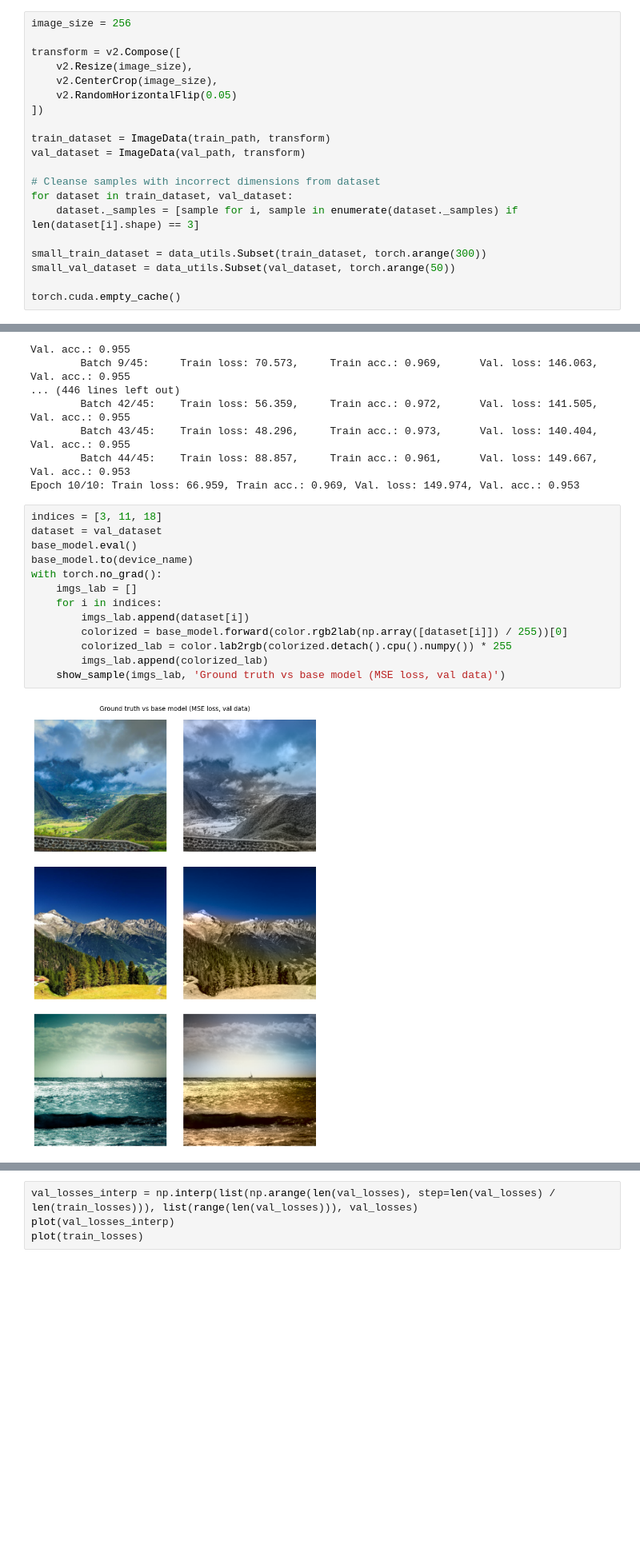
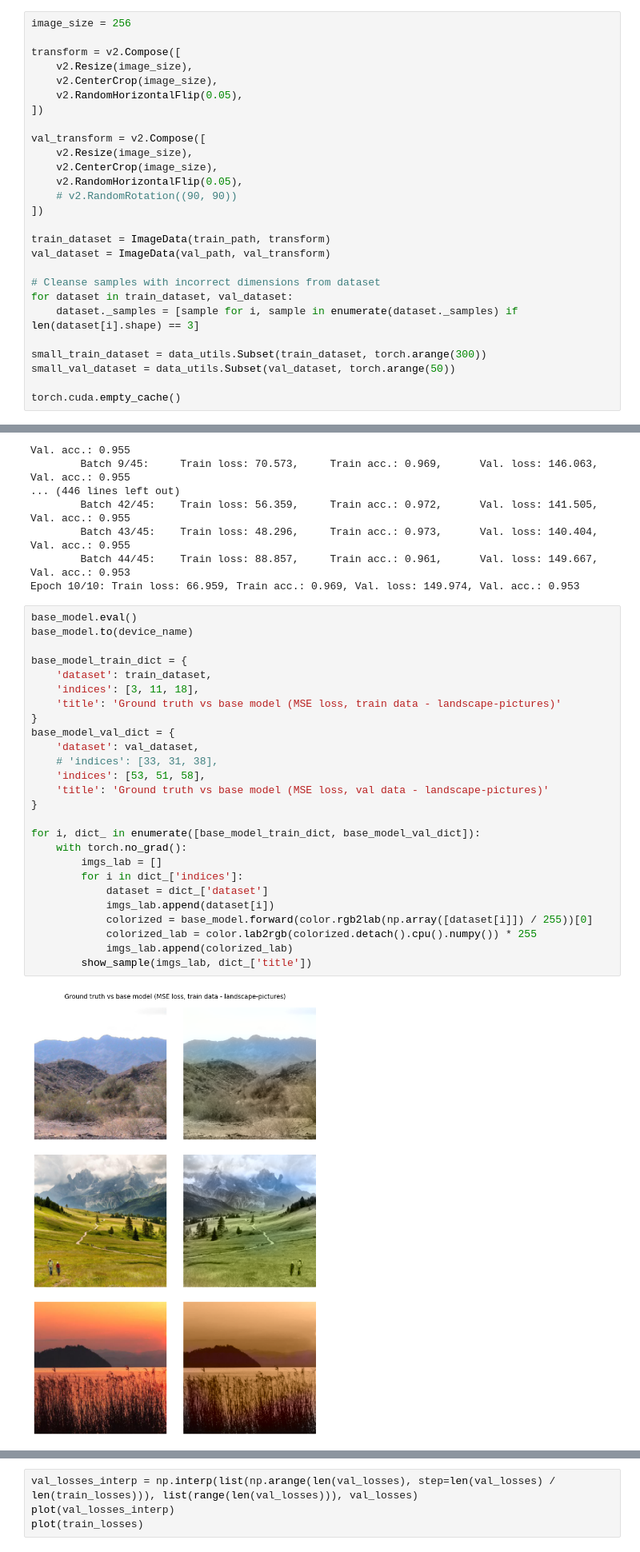
Before and after one commit to antonjolsson/image-colorization, a Jupyter notebook: image-colorization.ipynb, the cells around one changed output, grey strips where cells are left out. Shown at 80% size. Drawn from its saved outputs; the diff is of its cells as text; blank space fills up the shorter version.

Commit message:
plot train + val

```diff
--- a/image-colorization.ipynb
+++ b/image-colorization.ipynb
@@ -120,11 +120,18 @@ image_size = 256
 transform = v2.Compose([
     v2.Resize(image_size),
     v2.CenterCrop(image_size),
-    v2.RandomHorizontalFlip(0.05)
+    v2.RandomHorizontalFlip(0.05),
+])
+
+val_transform = v2.Compose([
+    v2.Resize(image_size),
+    v2.CenterCrop(image_size),
+    v2.RandomHorizontalFlip(0.05),
+    # v2.RandomRotation((90, 90))
 ])
 
 train_dataset = ImageData(train_path, transform)
-val_dataset = ImageData(val_path, transform)
+val_dataset = ImageData(val_path, val_transform)
 
 # Cleanse samples with incorrect dimensions from dataset
 for dataset in train_dataset, val_dataset:
@@ -383,17 +390,30 @@ Train dataset length: 2818, val dataset length: 500, image size: 256, batch size
         Batch 44/45:    Train loss: 88.857,     Train acc.: 0.961,      Val. loss: 149.667,     Val. acc.: 0.953
 Epoch 10/10: Train loss: 66.959, Train acc.: 0.969, Val. loss: 149.974, Val. acc.: 0.953
 # %%
-indices = [3, 11, 18]
-dataset = val_dataset
 base_model.eval()
 base_model.to(device_name)
-with torch.no_grad():
-    imgs_lab = []
-    for i in indices:
-        imgs_lab.append(dataset[i])
-        colorized = base_model.forward(color.rgb2lab(np.array([dataset[i]]) / 255))[0]
-        colorized_lab = color.lab2rgb(colorized.detach().cpu().numpy()) * 255
-        imgs_lab.append(colorized_lab)
-    show_sample(imgs_lab, 'Ground truth vs base model (MSE loss, val data)')
+
+base_model_train_dict = {
+    'dataset': train_dataset,
+    'indices': [3, 11, 18],
+    'title': 'Ground truth vs base model (MSE loss, train data - landscape-pictures)'
+}
+base_model_val_dict = {
+    'dataset': val_dataset,
+    # 'indices': [33, 31, 38],
+    'indices': [53, 51, 58],
+    'title': 'Ground truth vs base model (MSE loss, val data - landscape-pictures)'
+}
+
+for i, dict_ in enumerate([base_model_train_dict, base_model_val_dict]):
+    with torch.no_grad():
+        imgs_lab = []
+        for i in dict_['indices']:
+            dataset = dict_['dataset']
+            imgs_lab.append(dataset[i])
+            colorized = base_model.forward(color.rgb2lab(np.array([dataset[i]]) / 255))[0]
+            colorized_lab = color.lab2rgb(colorized.detach().cpu().numpy()) * 255
+            imgs_lab.append(colorized_lab)
+        show_sample(imgs_lab, dict_['title'])
 # %% [output]
-[figure, old version]
+[figure, new version]
```
Also changed, not shown: parts of 1 cell of this notebook.
